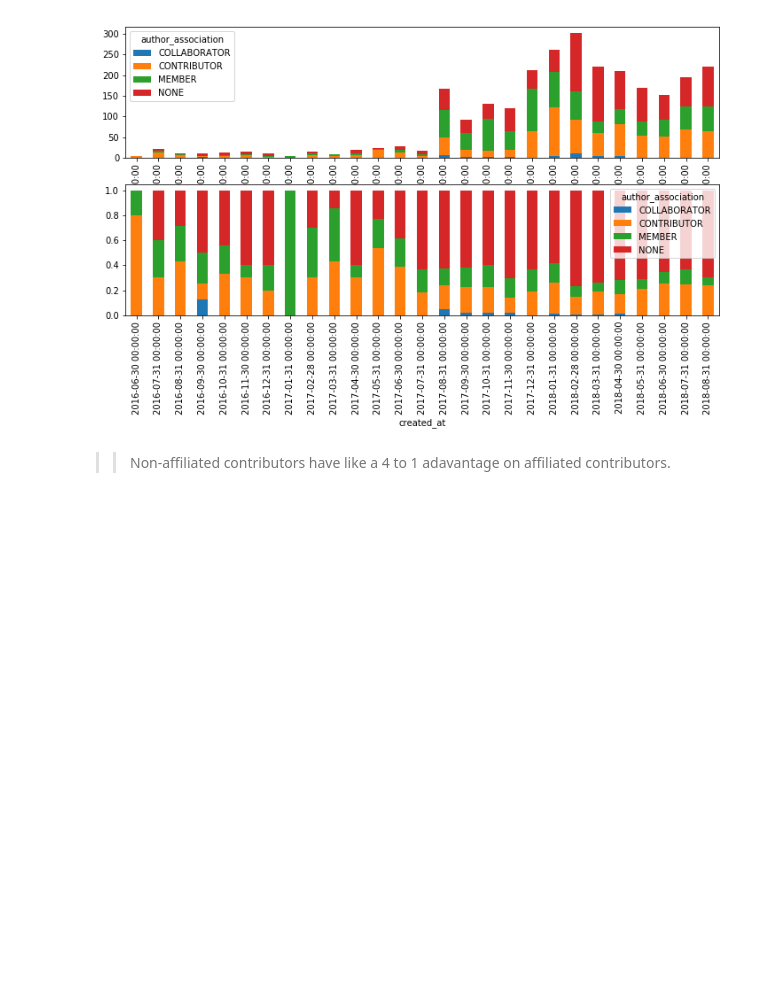
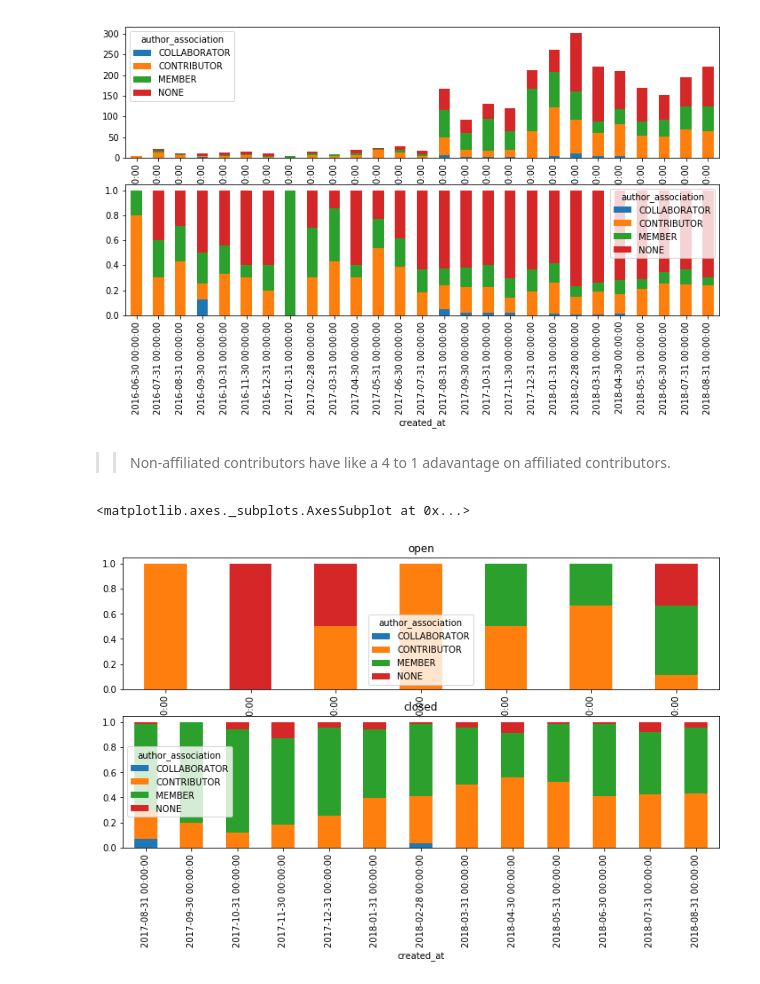
Before and after one commit to deathbeds/deathbeds.github.io, a Jupyter notebook: deathbeds/2018-08-28-Github-project-statistics-and-visualizations.ipynb, the cells around one changed output. Drawn from its saved outputs; the diff is of its cells as text; code cells hidden in the pictures; blank space fills up the shorter version.

Commit message:
add plots how the proportion of contributors to prs

```diff
--- a/deathbeds/2018-08-28-Github-project-statistics-and-visualizations.ipynb
+++ b/deathbeds/2018-08-28-Github-project-statistics-and-visualizations.ipynb
@@ -183,3 +183,14 @@ users.gt(0).sum(axis=1).unstack().fillna(0).apply(lambda s: s/s.sum(), axis=1).p
 [figure]
 # %% [markdown]
 >> Non-affiliated contributors have like a 4 to 1 adavantage on affiliated contributors.
+# %%
+author_prs = df.closed.groupby([Γ, df.closed, df.pr, df.author_association]).count().unstack().swaplevel(0,2).loc[True]
+# %%
+subplot(2,1,1)
+author_prs.loc[False].apply(lambda s: s/s.sum(), axis=1).plot(kind='bar', stacked=True, ax=gca(), title='open')
+subplot(2,1,2)
+
+author_prs.loc[True].apply(lambda s: s/s.sum(), axis=1).plot(kind='bar', stacked=True, ax=gca(), title='closed')
+# %% [output]
+<matplotlib.axes._subplots.AxesSubplot at 0x...>
+[figure, added]
```
Also changed, not shown: parts of 1 cell of this notebook.
